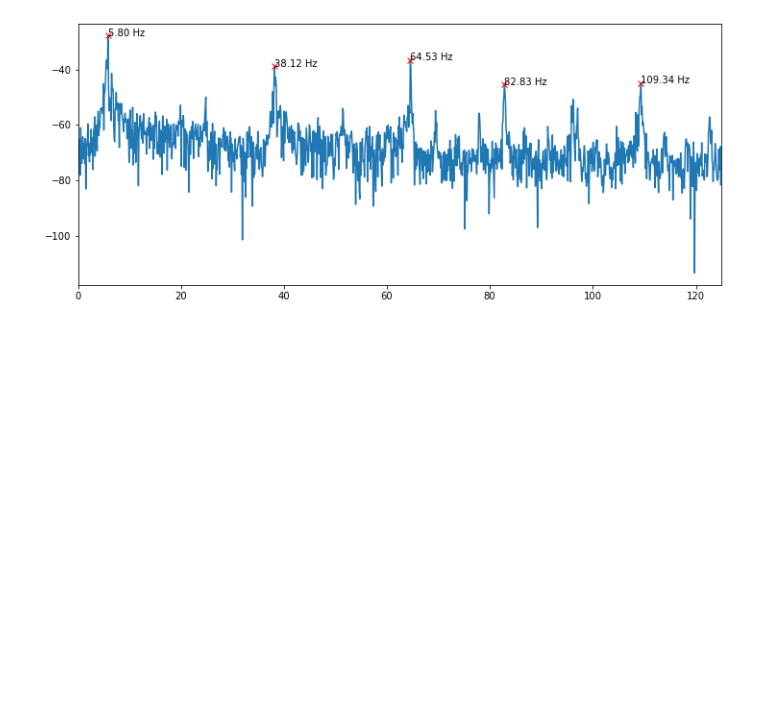
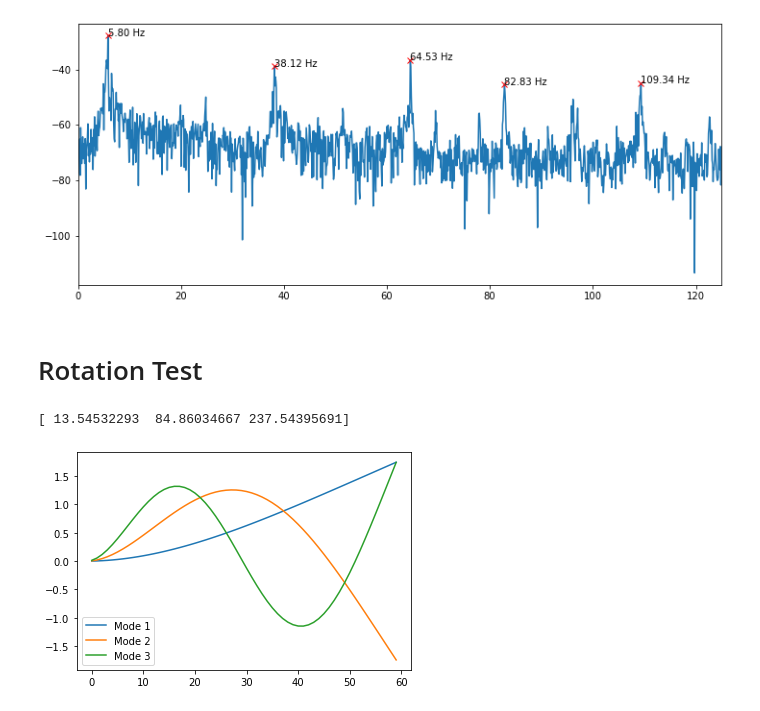
Before and after one commit to eduardobatista/ActVibModules, a Jupyter notebook: Examples.ipynb, the cells around one changed output. Saved outputs shown, nothing was run; the diff lists cells and outputs as text; code cells hidden in the pictures; blank space fills up the shorter version.

Commit message:
Including rotation at the CantileverBeam class.

```diff
--- a/Examples.ipynb
+++ b/Examples.ipynb
@@ -93,3 +93,16 @@ fig.set_size_inches(12,5)
 plt.show()
 # %% [output]
 [figure]
+# %% [markdown]
+# Rotation Test
+# %%
+beam = CantileverBeam.CantileverBeam(nmodes=3)
+print(beam.freqsHz)
+x,m = beam.getModeShapes()
+for k in range(beam.nmodes):
+    plt.plot(m[:,k],label=f"Mode {k+1}")
+plt.legend()
+plt.show()
+# %% [output]
+[ 13.54532293  84.86034667 237.54395691]
+[figure, added]
```
Also changed, not shown: parts of 2 cells of this notebook, 1 other file.
